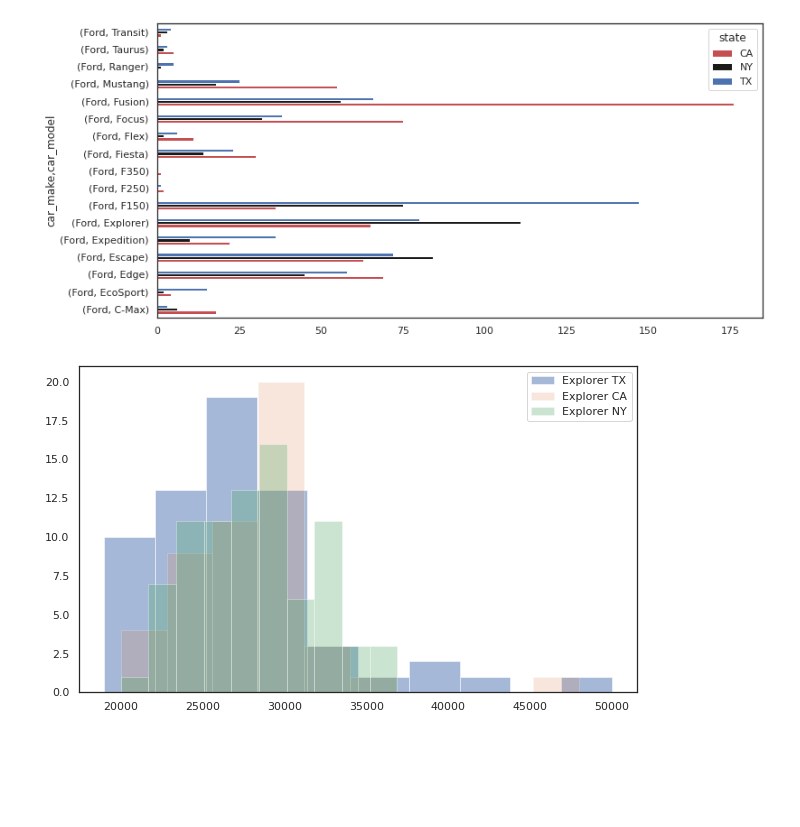
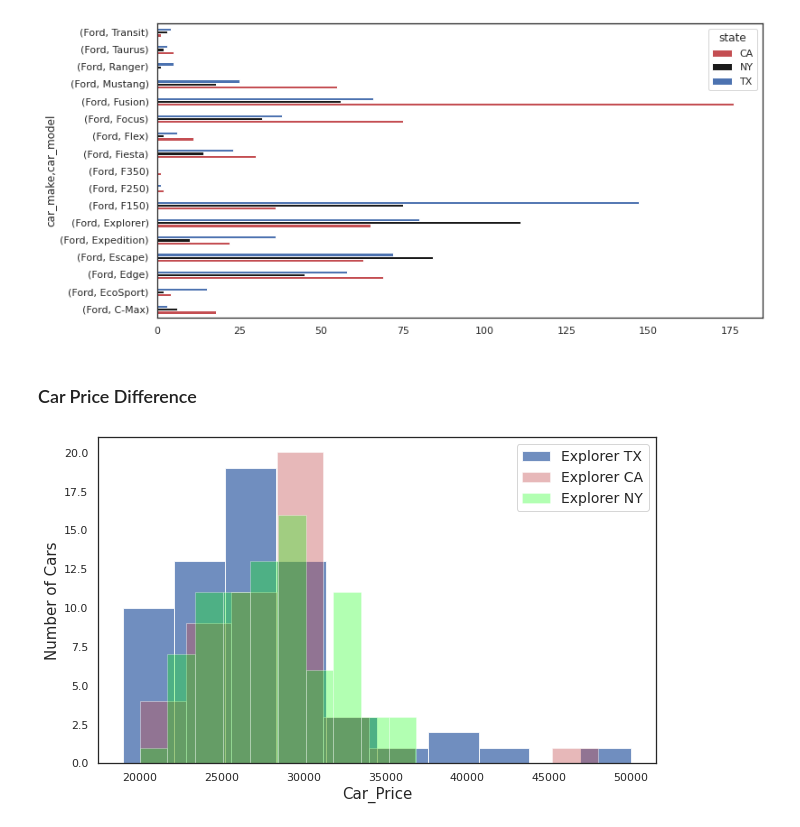
Before and after one commit to aabouie/CapStone1, a Jupyter notebook: EDA.ipynb, the cells around one changed output. Saved outputs shown, nothing was run; the diff lists cells and outputs as text; code cells hidden in the pictures; blank space fills up the shorter version.

```diff
--- a/EDA.ipynb
+++ b/EDA.ipynb
@@ -255,18 +265,22 @@ df2.groupby(['state','car_make']).car_model.value_counts().unstack('state').plot
 #df[(df.state=='NY')&(df.car_model=='Explorer')].car_model_year.value_counts()
 # %%
 #df[(df.state=='CA')&(df.car_model=='Explorer')].car_model_year.value_counts()
+# %% [markdown]
+### Car Price Difference
 # %%
-# Price Difference
 fig,ax = plt.subplots(figsize=(10,6))
- = df[(df.state=='TX')&(df.car_model=='Explorer')&(df.car_model_year>=2017)]
+Price_Explorer_TX2017 = df[(df.state=='TX')&(df.car_model=='Explorer')&(df.car_model_year>=2017)]
 Price_Explorer_CA2017 = df[(df.state=='CA')&(df.car_model=='Explorer')&(df.car_model_year>=2017)]
 Price_Explorer_NY2017 = df[(df.state=='NY')&(df.car_model=='Explorer')&(df.car_model_year>=2017)]
-ax.hist(Price_Explorer_TX2017['car_price'],label='Explorer TX',alpha=0.5)
-ax.hist(Price_Explorer_CA2017['car_price'],label='Explorer CA',alpha=0.2)
-ax.hist(Price_Explorer_NY2017['car_price'],label='Explorer NY',alpha=0.3)
-ax.legend();
+ax.hist(Price_Explorer_TX2017['car_price'],label='Explorer TX',color='b',alpha=0.8)
+ax.hist(Price_Explorer_CA2017['car_price'],label='Explorer CA',color='r',alpha=0.4)
+ax.hist(Price_Explorer_NY2017['car_price'],label='Explorer NY',color='lime',alpha=0.3)
+ax.set_xlabel('Car_Price',size=15)
+ax.set_ylabel('Number of Cars',size=15)
+ax.legend(prop={'size': 14});
+plt.savefig('Ali')
 # %% [output]
-[figure, old version]
+[figure, new version]
 # %%
 # BoxPlot
 # %%
```
Also changed, not shown: parts of 5 cells of this notebook.
